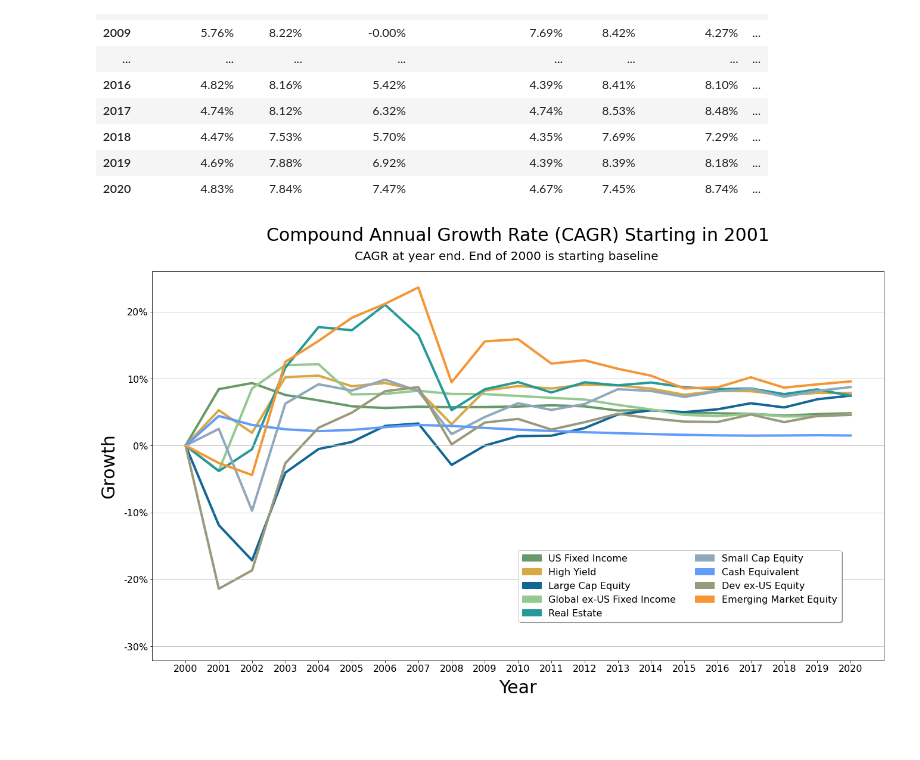
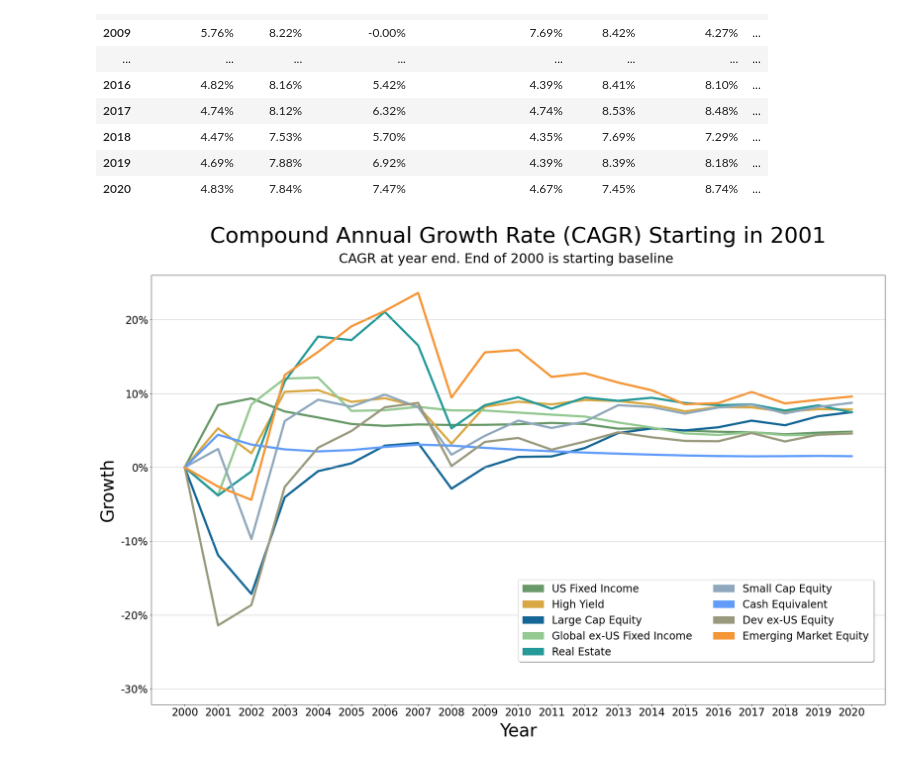
Before and after one commit to jsprag/Callan-Chart, a Jupyter notebook: Callan_Chart.ipynb, the cells around one changed output. Drawn from its saved outputs; the diff is of its cells as text; code cells hidden in the pictures; blank space fills up the shorter version.

```diff
--- a/Callan_Chart.ipynb
+++ b/Callan_Chart.ipynb
@@ -100,6 +108,6 @@ mini_lines = False
 mini_line_weight = 0.5
 
 #toggle min/max labels
-min_max = True
+min_max = False
 # %%
 # create plot
@@ -211,7 +219,7 @@ plt_hg_x_max = df_hg.index.max() + 1
 plt_hg_x_min = df_hg.index.min() - 1
 # %%
 # create plot
-fig, ax = plt.subplots(figsize=(22,12))
+fig, ax = plt.subplots(figsize=plot_size)
 
 # set plot limits
 plt.xlim([plt_hg_x_min, plt_hg_x_max])
@@ -219,7 +227,7 @@ plt.ylim([0, plt_hg_y_max])
 
 # plot with custom line colors
 for c in df_hg.columns:
-    plt.plot(df_hg[c], color=colors[c], linewidth=4)
+    plt.plot(df_hg[c], color=colors[c], linewidth=5)
 
 # add horizontal lines
 topline = int(round(df_hg_max, -4))
@@ -232,22 +240,22 @@ for c in df_hg.columns:
     legend.append(mpatches.Patch(color=colors[c], label=c))
 
 # draw legend
-plt.legend(handles=legend, ncol=2, loc=(0.05, .77), framealpha=1, shadow=0.5, fontsize=16)
+plt.legend(handles=legend, ncol=2, loc=(0.05, .77), framealpha=1, shadow=0.5, fontsize=legend_size)
 
 # set axis ticks
 ax.set_xticks(df_hg.index)
-plt.xticks(fontsize=16)
-plt.yticks(fontsize=16)
+plt.xticks(fontsize=tick_size)
+plt.yticks(fontsize=tick_size)
 plt.gca().yaxis.set_major_formatter(plt.matplotlib.ticker.StrMethodFormatter('${x:,.0f}'))
 
 # label axes and title
-ax.set_xlabel('Year', fontsize=30, labelpad=10)
-ax.set_ylabel('Amount', fontsize=30, labelpad=10)
-plt.title('Hypothetical Growth of $10K Since end of 2000', fontsize=30, y=1.07)
-plt.suptitle('Initial investment at end of 2000. No further additions', fontsize=20, y=.92)
+ax.set_xlabel('Year', fontsize=axes_size, labelpad=10)
+ax.set_ylabel('Amount', fontsize=axes_size, labelpad=10)
+plt.title('Hypothetical Growth of $10K Since end of 2000', fontsize=title_size, y=1.07)
+plt.suptitle('Initial investment at end of 2000. No further additions', fontsize=suptitle_size, y=.92)
 
 # display plot
 plt.show()
 
-ax.figure.savefig("callan_hyp_growth.png")
+ax.figure.savefig("./images/callan_hyp_growth.png")
 # %% [output]
@@ -302,46 +310,46 @@ plt_cagr_x_max = df_cagr.index.max() + 1
 plt_cagr_x_min = df_cagr.index.min() - 1
 # %%
 # create plot
-fig, ax = plt.subplots(figsize=(22,12))
+fig, ax = plt.subplots(figsize=plot_size)
 
 # set plot limits
 plt.xlim([plt_cagr_x_min, plt_cagr_x_max])
 plt.ylim([plt_cagr_y_min, plt_cagr_y_max])
 
 # plot with custom line colors
 for c in df_cagr.columns:
-    plt.plot(df_cagr[c], color=colors[c], linewidth=4)
+    plt.plot(df_cagr[c], color=colors[c], linewidth=5)
 
 # add horizontal lines
 topline = int(round(df_cagr_max, -1))
 bottomline = int(round(df_cagr_min, -1)) - 10
 for h in np.linspace(bottomline, topline, num=int((topline-bottomline)/10) + 1):
     plt.axhline(y=h, xmin=0, xmax=1, lw=0.8, color='silver')
 
 # create legend entries
 legend = []
 for c in df_cagr.columns:
     legend.append(mpatches.Patch(color=colors[c], label=c))
 
 # draw legend
-plt.legend(handles=legend, ncol=2, loc=(0.5, 0.1), framealpha=1, shadow=0.5, fontsize=16)
+plt.legend(handles=legend, ncol=2, loc=(0.5, 0.1), framealpha=1, shadow=0.5, fontsize=legend_size)
 
 # set axis ticks
 ax.set_xticks(df_cagr.index)
-plt.xticks(fontsize=16)
-plt.yticks(fontsize=16)
+plt.xticks(fontsize=tick_size)
+plt.yticks(fontsize=tick_size)
 plt.gca().yaxis.set_major_formatter(plt.matplotlib.ticker.StrMethodFormatter('{x:,.0f}%'))
 
 
 # label axes and title
-ax.set_xlabel('Year', fontsize=30, labelpad=10)
-ax.set_ylabel('Growth', fontsize=30, labelpad=10)
-plt.title('Compound Annual Growth Rate (CAGR) Starting in 2001', fontsize=30, y=1.07)
-plt.suptitle('CAGR at year end. End of 2000 is starting baseline', fontsize=20, y=.92)
+ax.set_xlabel('Year', fontsize=axes_size, labelpad=10)
+ax.set_ylabel('Growth', fontsize=axes_size, labelpad=10)
+plt.title('Compound Annual Growth Rate (CAGR) Starting in 2001', fontsize=title_size, y=1.07)
+plt.suptitle('CAGR at year end. End of 2000 is starting baseline', fontsize=suptitle_size, y=.92)
 
 # display plot
 plt.show()
 
-ax.figure.savefig("callan_cagr.png")
+ax.figure.savefig("./images/callan_cagr.png")
 # %% [output]
-[figure, old version]
+[figure, new version]
```
Also changed, not shown: parts of 3 cells of this notebook, 13 other files.
